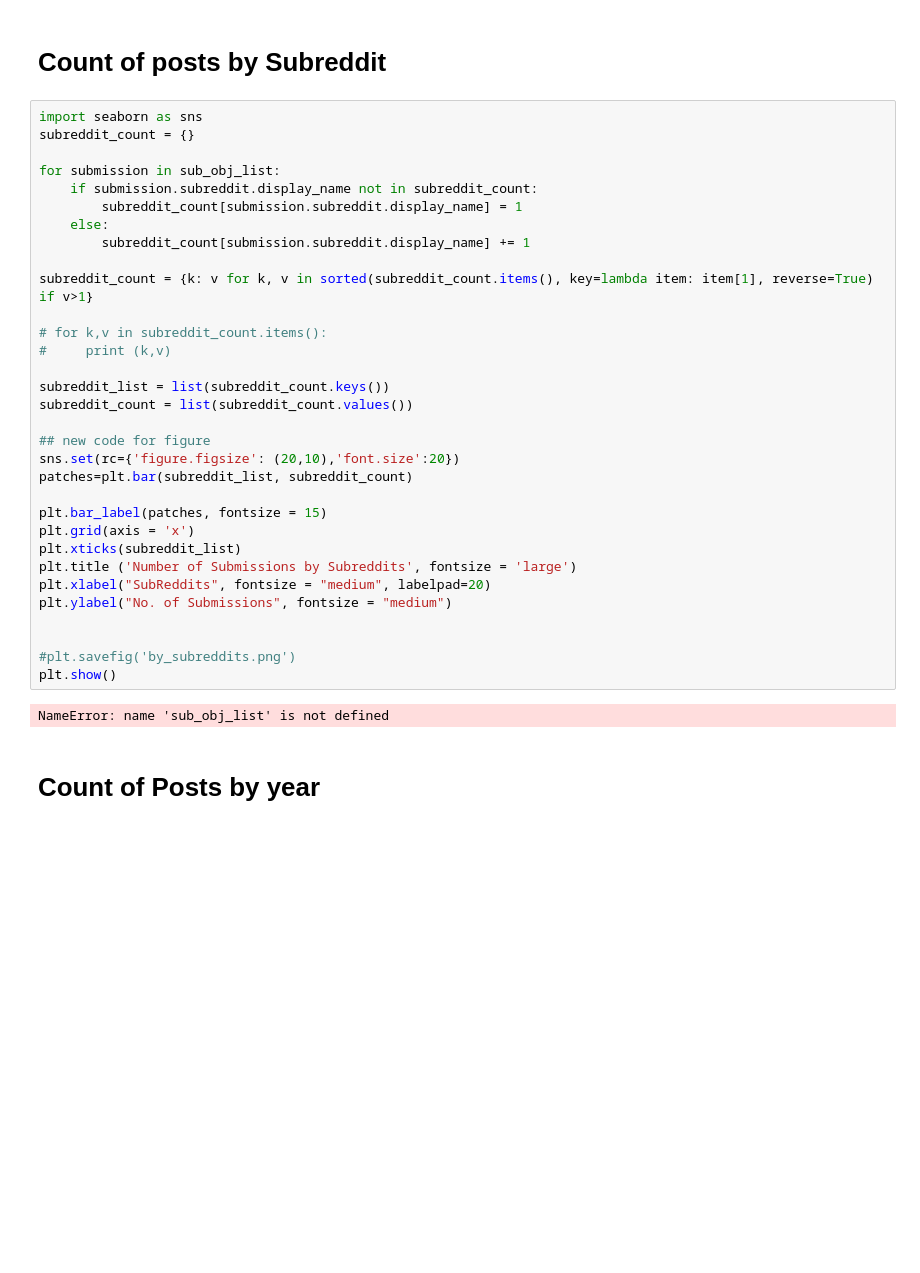
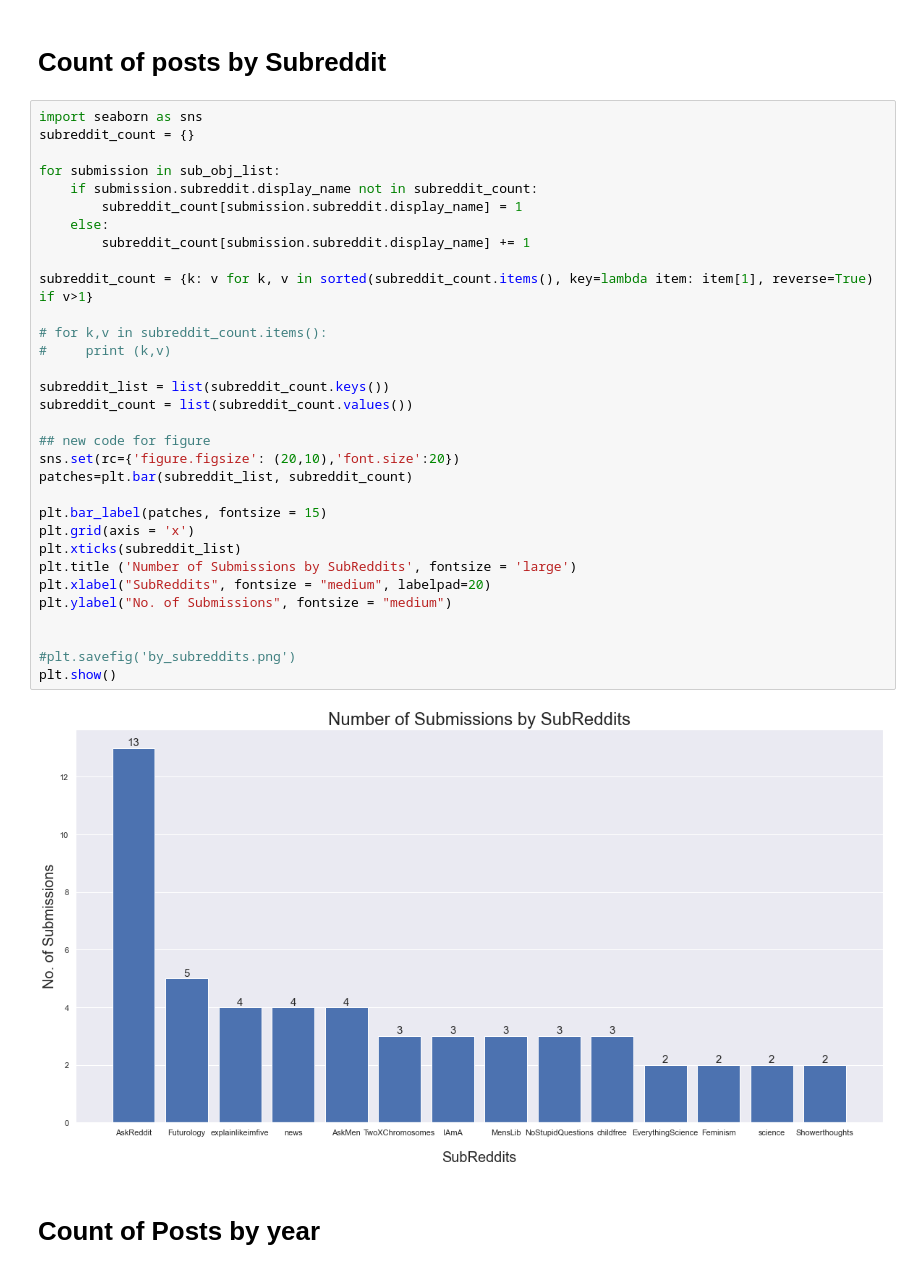
Before and after one commit to cllei12/characterizing-online-attitude, a Jupyter notebook: data-exploration/reddit_submission_stats.ipynb, the cells around one changed output. Cells and saved outputs as stored; diff of their text form; blank space fills up the shorter version.

Commit message:
Fix submission stats notebook

```diff
--- a/data-exploration/reddit_submission_stats.ipynb
+++ b/data-exploration/reddit_submission_stats.ipynb
@@ -24,35 +24,35 @@ import seaborn as sns
 subreddit_count = {}
 
 for submission in sub_obj_list:
     if submission.subreddit.display_name not in subreddit_count:
         subreddit_count[submission.subreddit.display_name] = 1
     else:
         subreddit_count[submission.subreddit.display_name] += 1
 
 subreddit_count = {k: v for k, v in sorted(subreddit_count.items(), key=lambda item: item[1], reverse=True) if v>1}
 
 # for k,v in subreddit_count.items():
 #     print (k,v)
 
 subreddit_list = list(subreddit_count.keys())
 subreddit_count = list(subreddit_count.values())
 
 ## new code for figure
 sns.set(rc={'figure.figsize': (20,10),'font.size':20})
 patches=plt.bar(subreddit_list, subreddit_count)
 
 plt.bar_label(patches, fontsize = 15)
 plt.grid(axis = 'x')
 plt.xticks(subreddit_list)
-plt.title ('Number of Submissions by Subreddits', fontsize = 'large')
+plt.title ('Number of Submissions by SubReddits', fontsize = 'large')
 plt.xlabel("SubReddits", fontsize = "medium", labelpad=20)
 plt.ylabel("No. of Submissions", fontsize = "medium")
 
 
 #plt.savefig('by_subreddits.png')
 plt.show()
 # %% [output]
-NameError: name 'sub_obj_list' is not defined
+[figure, added]
 # %% [markdown]
 # Count of Posts by year
 # %%
```
Also changed, not shown: parts of 1 cell of this notebook.
